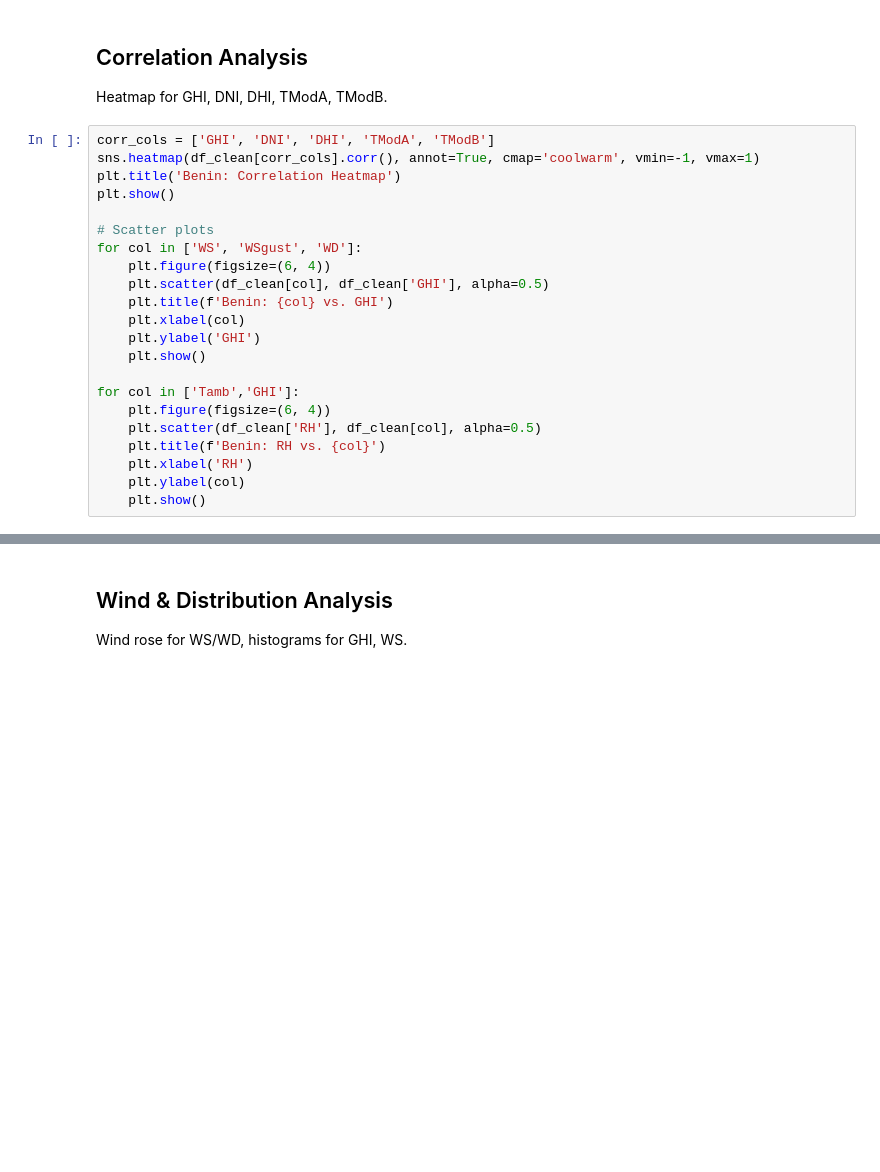
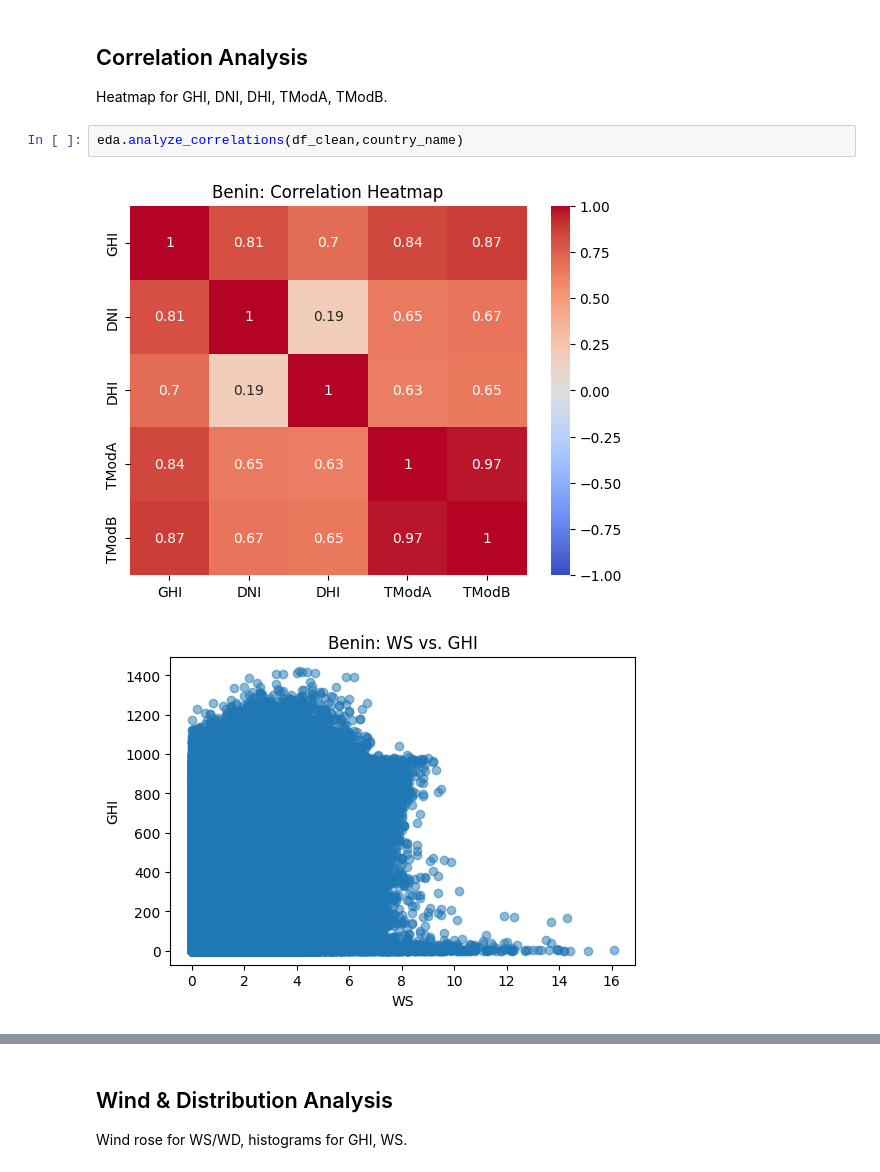
Before and after one commit to Hallelujah-kib/solar-challenge-week0, a Jupyter notebook: notebooks/benin_eda.ipynb, the cells around one changed output, grey strips where cells are left out. Saved outputs shown, nothing was run; the diff lists cells and outputs as text; blank space fills up the shorter version.

```diff
--- a/notebooks/benin_eda.ipynb
+++ b/notebooks/benin_eda.ipynb
@@ -94,24 +111,7 @@ plt.show()
 ## Correlation Analysis
 Heatmap for GHI, DNI, DHI, TModA, TModB.
 # %%
-corr_cols = ['GHI', 'DNI', 'DHI', 'TModA', 'TModB']
-sns.heatmap(df_clean[corr_cols].corr(), annot=True, cmap='coolwarm', vmin=-1, vmax=1)
-plt.title('Benin: Correlation Heatmap')
-plt.show()
-
-# Scatter plots
-for col in ['WS', 'WSgust', 'WD']:
-    plt.figure(figsize=(6, 4))
-    plt.scatter(df_clean[col], df_clean['GHI'], alpha=0.5)
-    plt.title(f'Benin: {col} vs. GHI')
-    plt.xlabel(col)
-    plt.ylabel('GHI')
-    plt.show()
-
-for col in ['Tamb','GHI']:
-    plt.figure(figsize=(6, 4))
-    plt.scatter(df_clean['RH'], df_clean[col], alpha=0.5)
-    plt.title(f'Benin: RH vs. {col}')
-    plt.xlabel('RH')
-    plt.ylabel(col)
-    plt.show()
+eda.analyze_correlations(df_clean,country_name)
+# %% [output]
+[figure, added]
+[figure, added]
```
Also changed, not shown: parts of 13 cells of this notebook, 1 other file.
